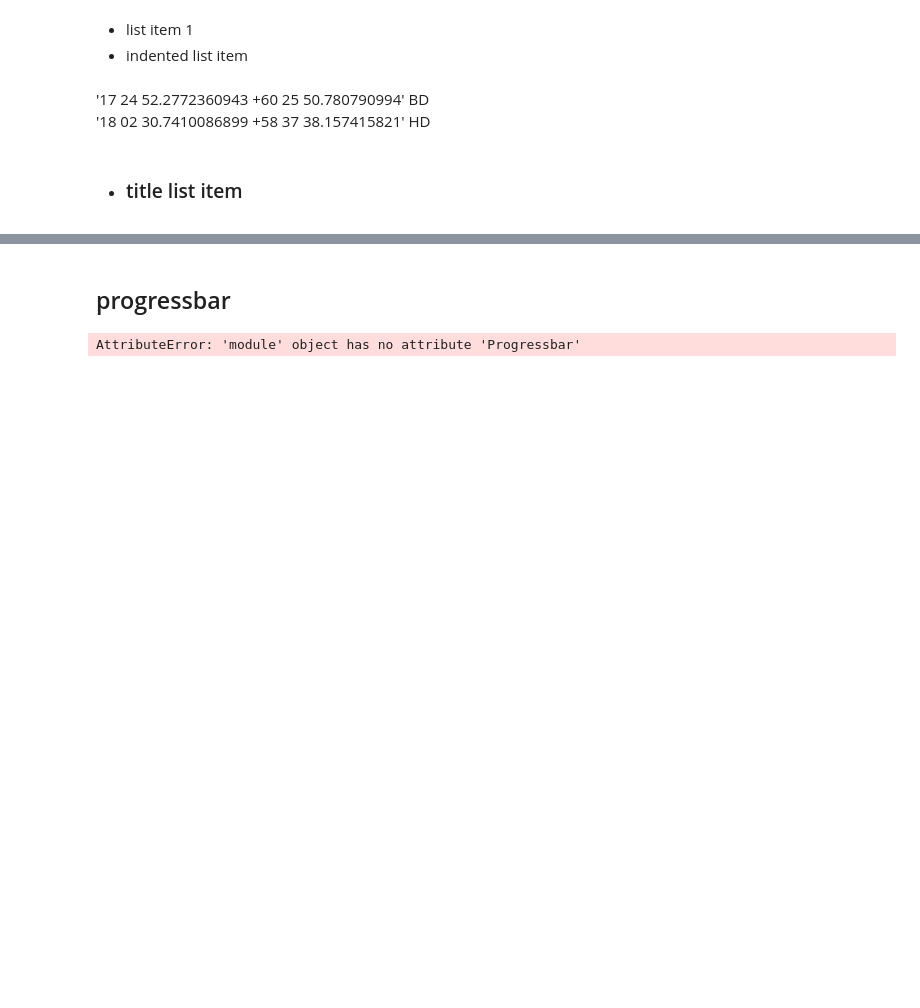
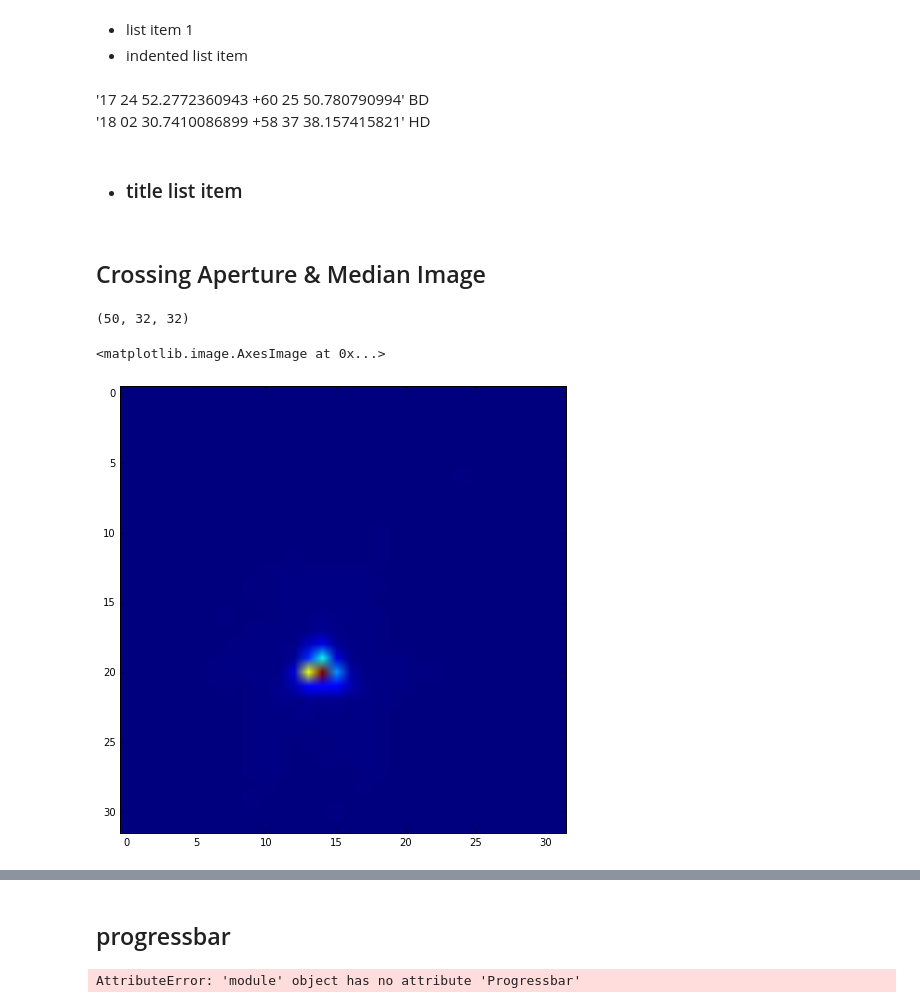
Before and after one commit to eas342/IRAC_photometry, a Jupyter notebook: Experiments/Code Testing.ipynb, the cells around one changed output, grey strips where cells are left out. Saved outputs shown, nothing was run; the diff lists cells and outputs as text; code cells hidden in the pictures; blank space fills up the shorter version.

```diff
--- a/Experiments/Code Testing.ipynb
+++ b/Experiments/Code Testing.ipynb
@@ -27,3 +27,19 @@ plt.rcParams['figure.figsize'] = (10,8)
 '18 02 30.7410086899 +58 37 38.157415821'  HD
 # %% [markdown]
 * ### title list item
+# %% [markdown]
+## Crossing Aperture & Median Image
+# %%
+hdu = fits.open('/data1/phot_cal/spitzer/michaela/r40398848/ch1/bcd/SPITZER_I1_40398848_0000_0000_2_bcd.fits')
+hdr = hdu[0].header
+comp_img = hdu[0].data
+# %%
+comp_img[14:].shape
+# %% [output]
+(50, 32, 32)
+# %%
+img = np.median(comp_img[14:], axis = 0)
+plt.imshow(img)
+# %% [output]
+<matplotlib.image.AxesImage at 0x...>
+[figure, added]
```
Also changed, not shown: parts of 4 cells of this notebook, 2 other files.
